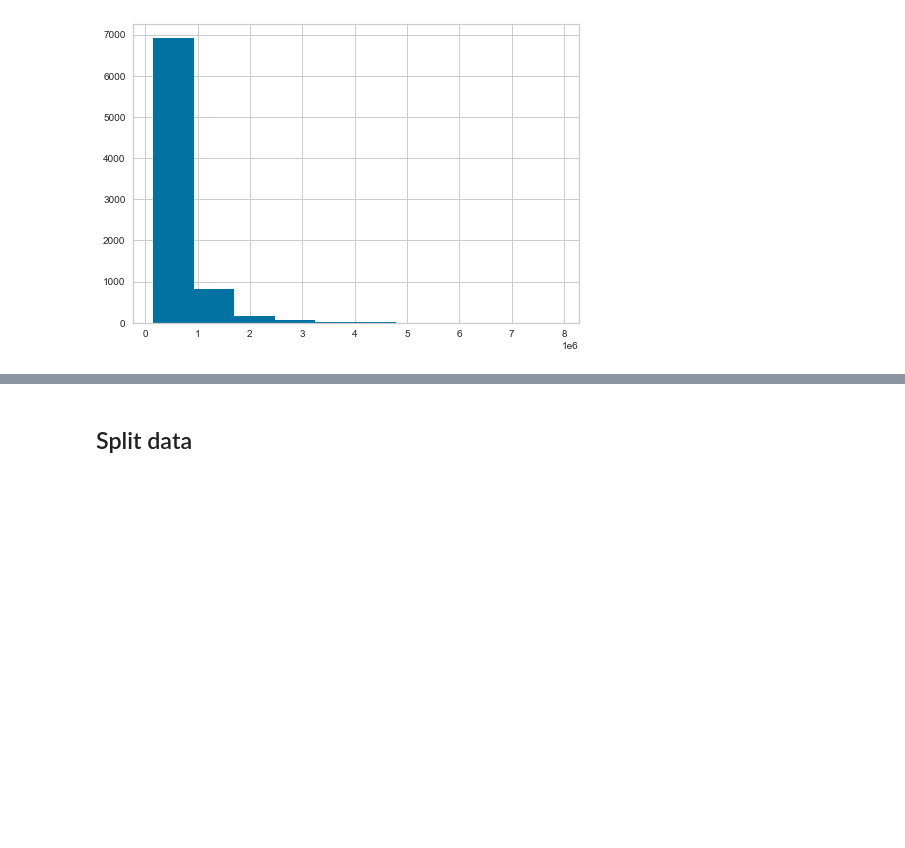
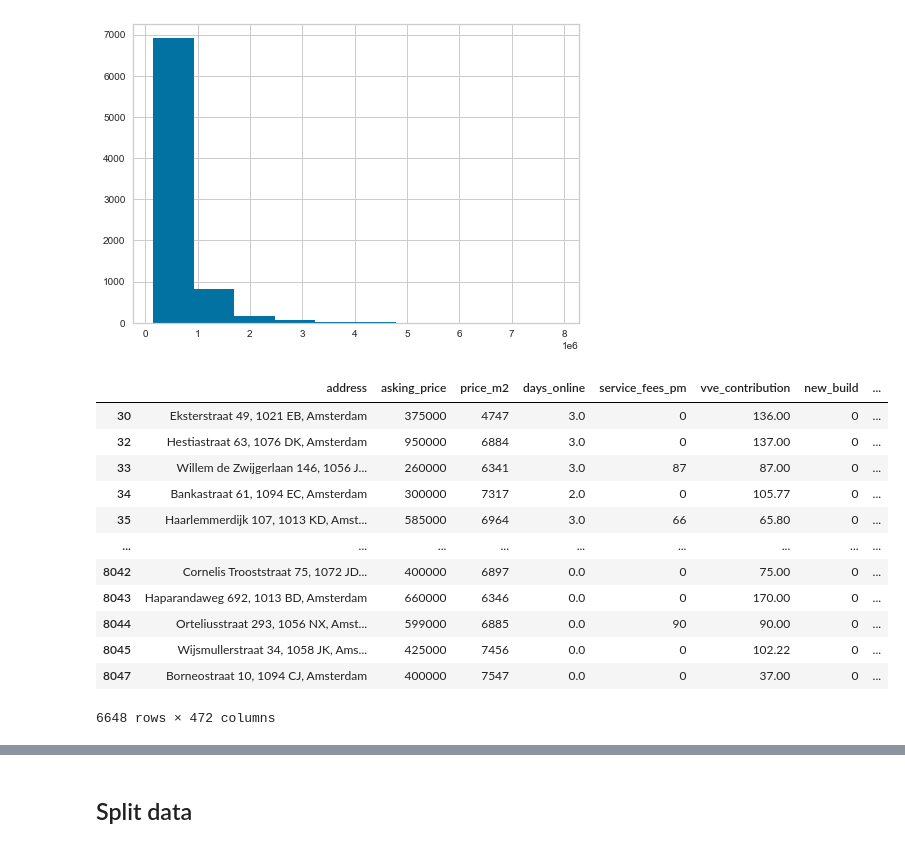
Before and after one commit to therinz/dutch-housing, a Jupyter notebook: notebooks/explore_data.ipynb, the cells around one changed output, grey strips where cells are left out. Drawn from its saved outputs; the diff is of its cells as text; code cells hidden in the pictures; blank space fills up the shorter version.

```diff
--- a/notebooks/explore_data.ipynb
+++ b/notebooks/explore_data.ipynb
@@ -117,3 +122,23 @@ df.asking_price.hist()
 # %% [output]
 <matplotlib.axes._subplots.AxesSubplot at 0x...>
 [figure]
+# %%
+apartments = ["pt_bovenwoning", "pt_benedenwoning", "pt_penthouse",
+                  "pt_corridorflat", "pt_portiekwoning"]
+a = df[df[apartments].apply(any, axis=1)].copy()
+h = df[~df[apartments].apply(any, axis=1)].copy()
+a
+# %% [output]
+|  | address | asking_price | price_m2 | days_online | service_fees_pm | vve_contribution | new_build | ... |
+| 30 | Eksterstraat 49, 1021 EB, Amsterdam | 375000 | 4747 | 3.0 | 0 | 136.00 | 0 | ... |
+| 32 | Hestiastraat 63, 1076 DK, Amsterdam | 950000 | 6884 | 3.0 | 0 | 137.00 | 0 | ... |
+| 33 | Willem de Zwijgerlaan 146, 1056 J... | 260000 | 6341 | 3.0 | 87 | 87.00 | 0 | ... |
+| 34 | Bankastraat 61, 1094 EC, Amsterdam | 300000 | 7317 | 2.0 | 0 | 105.77 | 0 | ... |
+| 35 | Haarlemmerdijk 107, 1013 KD, Amst... | 585000 | 6964 | 3.0 | 66 | 65.80 | 0 | ... |
+| ... | ... | ... | ... | ... | ... | ... | ... | ... |
+| 8042 | Cornelis Trooststraat 75, 1072 JD... | 400000 | 6897 | 0.0 | 0 | 75.00 | 0 | ... |
+| 8043 | Haparandaweg 692, 1013 BD, Amsterdam | 660000 | 6346 | 0.0 | 0 | 170.00 | 0 | ... |
+| 8044 | Orteliusstraat 293, 1056 NX, Amst... | 599000 | 6885 | 0.0 | 90 | 90.00 | 0 | ... |
+| 8045 | Wijsmullerstraat 34, 1058 JK, Ams... | 425000 | 7456 | 0.0 | 0 | 102.22 | 0 | ... |
+| 8047 | Borneostraat 10, 1094 CJ, Amsterdam | 400000 | 7547 | 0.0 | 0 | 37.00 | 0 | ... |
+6648 rows × 472 columns
```
Also changed, not shown: parts of 9 cells of this notebook, 3 other files.
